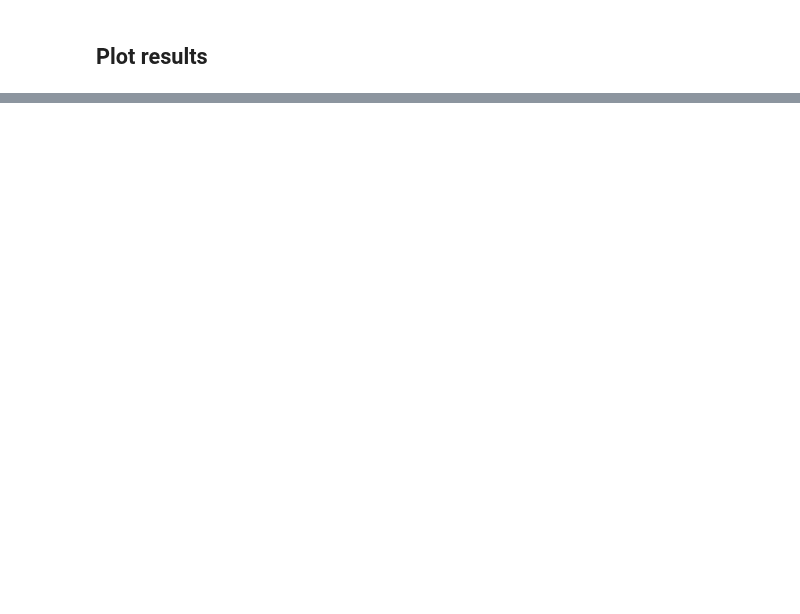
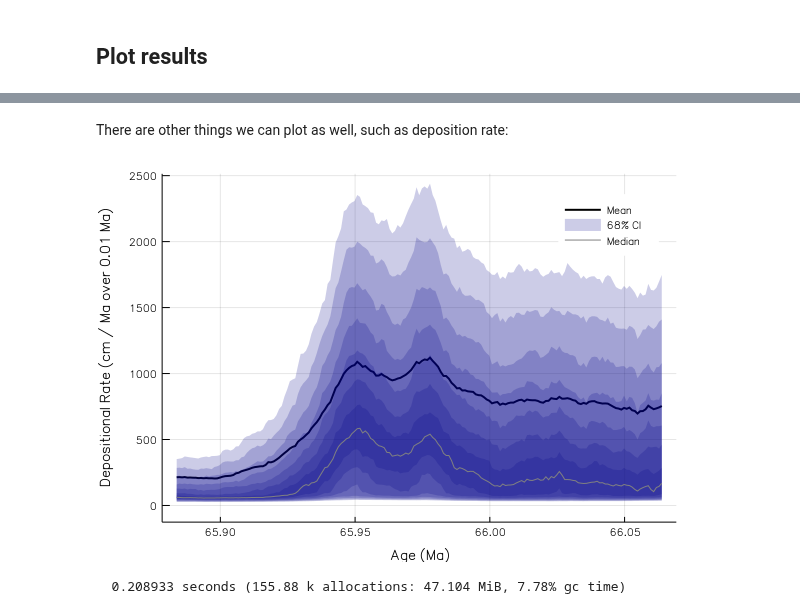
Before and after one commit to brenhinkeller/Chron.jl, a Jupyter notebook: examples/demo.ipynb, the cells around one changed output, grey strips where cells are left out. Saved outputs shown, nothing was run; the diff lists cells and outputs as text; code cells hidden in the pictures; blank space fills up the shorter version.

Commit message:
Add deposition rate example to demo notebook

```diff
--- a/examples/demo.ipynb
+++ b/examples/demo.ipynb
@@ -149,0 +168,52 @@ Interpolated age: 66.01642354068589 +0.05088381998432112/-0.04909590322155566 Ma
+# %% [markdown]
+There are other things we can plot as well, such as deposition rate:
+# %%
+# Set bin width and spacing
+binwidth = 0.01 # Myr
+binoverlap = 10
+ages = collect(minimum(mdl.Age):binwidth/binoverlap:maximum(mdl.Age))
+bincenters = ages[1+Int(binoverlap/2):end-Int(binoverlap/2)]
+spacing = binoverlap
+
+# Calculate rates for the stratigraphy of each markov chain step
+dhdt_dist = Array{Float64}(undef, length(ages)-binoverlap, config.nsteps)
+@time for i=1:config.nsteps
+    heights = linterp1(reverse(agedist[:,i]), reverse(mdl.Height), ages)
+    dhdt_dist[:,i] = abs.(heights[1:end-spacing] - heights[spacing+1:end]) ./ binwidth
+end
+
+# Find mean and 1-sigma (68%) CI
+dhdt = nanmean(dhdt_dist,dim=2)
+dhdt_50p = nanmedian(dhdt_dist,dim=2)
+dhdt_16p = pctile(dhdt_dist,15.865,dim=2) # Minus 1-sigma (15.865th percentile)
+dhdt_84p = pctile(dhdt_dist,84.135,dim=2) # Plus 1-sigma (84.135th percentile)
+# Other confidence intervals (10:10:50)
+dhdt_20p = pctile(dhdt_dist,20,dim=2)
+dhdt_80p = pctile(dhdt_dist,80,dim=2)
+dhdt_25p = pctile(dhdt_dist,25,dim=2)
+dhdt_75p = pctile(dhdt_dist,75,dim=2)
+dhdt_30p = pctile(dhdt_dist,30,dim=2)
+dhdt_70p = pctile(dhdt_dist,70,dim=2)
+dhdt_35p = pctile(dhdt_dist,35,dim=2)
+dhdt_65p = pctile(dhdt_dist,65,dim=2)
+dhdt_40p = pctile(dhdt_dist,40,dim=2)
+dhdt_60p = pctile(dhdt_dist,60,dim=2)
+dhdt_45p = pctile(dhdt_dist,45,dim=2)
+dhdt_55p = pctile(dhdt_dist,55,dim=2)
+
+# Plot results
+hdl = plot(bincenters,dhdt, label="Mean", color=:black, linewidth=2)
+plot!(hdl,[bincenters; reverse(bincenters)],[dhdt_16p; reverse(dhdt_84p)], fill=(minimum(mdl.Height),0.2,:darkblue), linealpha=0, label="68% CI")
+plot!(hdl,[bincenters; reverse(bincenters)],[dhdt_20p; reverse(dhdt_80p)], fill=(minimum(mdl.Height),0.2,:darkblue), linealpha=0, label="")
+plot!(hdl,[bincenters; reverse(bincenters)],[dhdt_25p; reverse(dhdt_75p)], fill=(minimum(mdl.Height),0.2,:darkblue), linealpha=0, label="")
+plot!(hdl,[bincenters; reverse(bincenters)],[dhdt_30p; reverse(dhdt_70p)], fill=(minimum(mdl.Height),0.2,:darkblue), linealpha=0, label="")
+plot!(hdl,[bincenters; reverse(bincenters)],[dhdt_35p; reverse(dhdt_65p)], fill=(minimum(mdl.Height),0.2,:darkblue), linealpha=0, label="")
+plot!(hdl,[bincenters; reverse(bincenters)],[dhdt_40p; reverse(dhdt_60p)], fill=(minimum(mdl.Height),0.2,:darkblue), linealpha=0, label="")
+plot!(hdl,[bincenters; reverse(bincenters)],[dhdt_45p; reverse(dhdt_55p)], fill=(minimum(mdl.Height),0.2,:darkblue), linealpha=0, label="")
+plot!(hdl,bincenters,dhdt_50p, label="Median", color=:grey, linewidth=1)
+plot!(hdl, xlabel="Age ($AgeUnit)", ylabel="Depositional Rate ($HeightUnit / $AgeUnit over $binwidth $AgeUnit)", fg_color_legend=:white)
+# savefig(hdl,"DepositionRateModelCI.pdf")
+display(hdl)
+# %% [output]
+[figure, added]
+  0.208933 seconds (155.88 k allocations: 47.104 MiB, 7.78% gc time)
```
Also changed, not shown: parts of 5 cells of this notebook.
